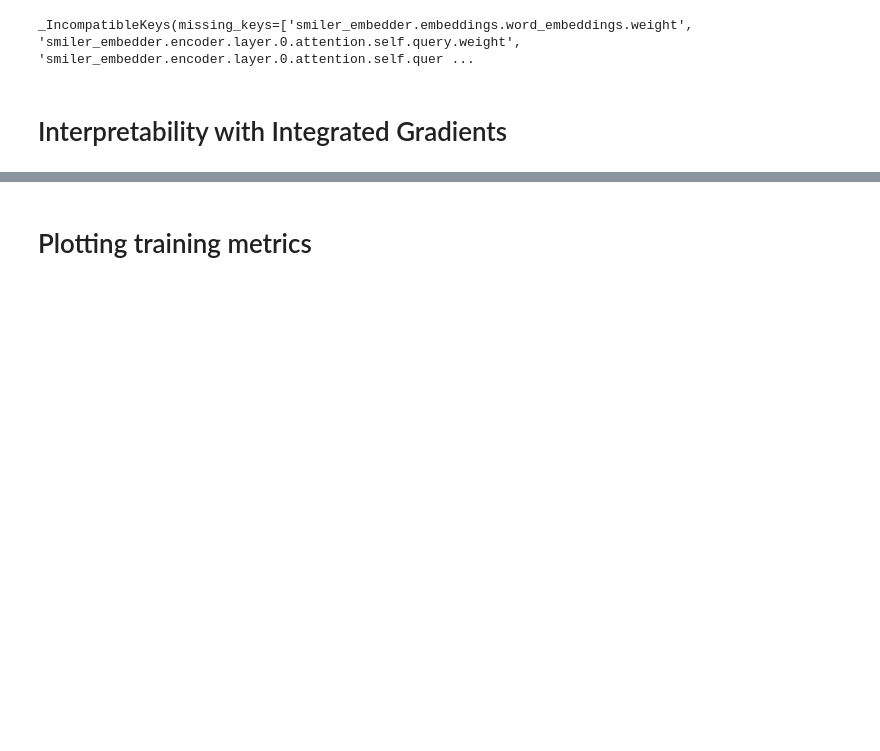
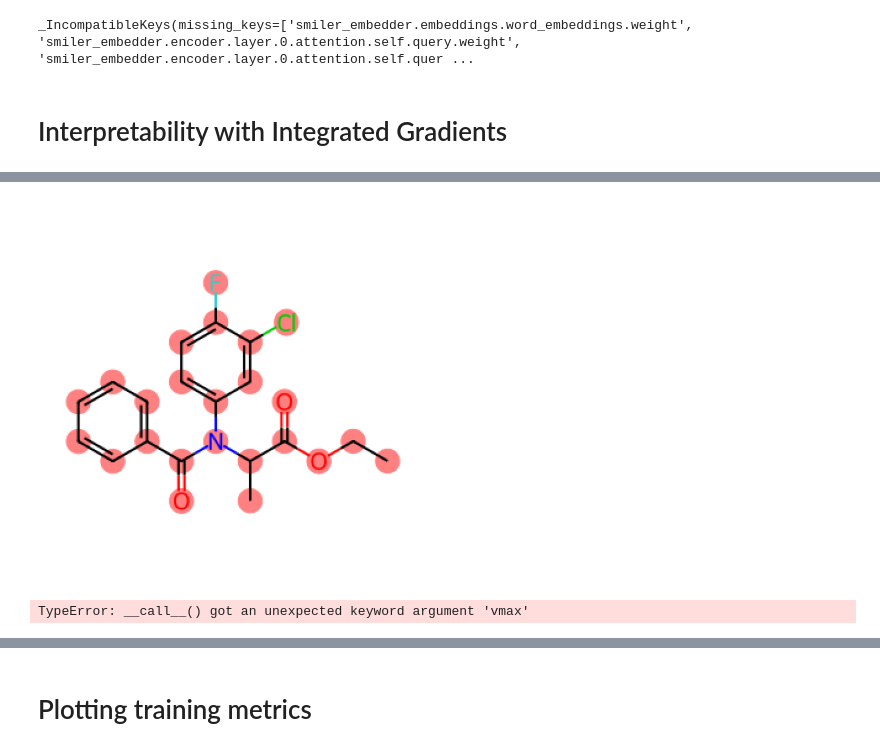
Before and after one commit to davidkubanek/biohack, a Jupyter notebook: scripts/7_interpretability_siamese_molformer_removed_duplicate.ipynb, the cells around one changed output, grey strips where cells are left out. Drawn from its saved outputs; the diff is of its cells as text; code cells hidden in the pictures; blank space fills up the shorter version.

```diff
--- a/scripts/7_interpretability_siamese_molformer_removed_duplicate.ipynb
+++ b/scripts/7_interpretability_siamese_molformer_removed_duplicate.ipynb
@@ -429,7 +434,7 @@ def highlight_smiles(smiles, integrated_grads):
     plt.show()
 # %%
 # Example one-hot encoding for target class (e.g., exact_match)
-idx = 42
+idx = 1
 smile1 = valid_df['predicted_smiles'].iloc[idx]  # Example SMILE string 1
 smile2 = valid_df['ground_truth_smiles'].iloc[idx]  # Example SMILE string 2
 
@@ -476,0 +550,61 @@ array([[45128320., 45128320., 45128320., 45128320., 45128320., 45128320.,
+# %%
+# Convert SMILES to RDKit molecule
+mol = Chem.MolFromSmiles(smile1)
+
+# Get atom indices from tokenized SMILES
+# Assuming the tokenized form corresponds correctly to atoms in the molecule
+# You might need to adjust this mapping based on your tokenizer's output
+atom_indices = [i for i in range(mol.GetNumAtoms())]
+
+# Create a color map based on integrated gradient scores
+# Normalize the scores for better visualization
+normed_scores = (integrated_grads_gt[0] - np.min(integrated_grads_gt[0])) / (np.max(integrated_grads_gt[0]) - np.min(integrated_grads_gt[0]))
+colors = plt.cm.coolwarm(normed_scores)
+
+# Create a drawing of the molecule with colored atoms
+img = Draw.MolToImage(mol,
+                       size=(300,300),
+                       kekulize=True,
+                       highlightAtoms=atom_indices,
+                       highlightAtomColors={i: colors[i] for i in atom_indices})
+
+# Display the image
+plt.imshow(img)
+plt.axis('off') # Hide axes
+plt.show()
+# %% [output]
+[figure, added]
+# %%
+#  Create a molecule object from the SMILES string
+mol = Chem.MolFromSmiles(smile1)
+
+# Generate 2D coordinates for the molecule
+Chem.rdDepictor.SetPreferCoordGen(True)
+Draw.rdMolDraw2D.PrepareMolForDrawing(mol)
+
+# Normalize scores for mapping to [0, 1]
+min_score = np.min(integrated_grads_gt[0])
+max_score = np.max(integrated_grads_gt[0])
+
+# Scale scores to [0, 1]
+normed_scores = integrated_grads_gt[0] #- min_score) / (max_score - min_score)
+
+# Adjust for diverging colormap by centering around zero
+normalized_color_values = (integrated_grads_gt - min_score) / (max_score - min_score) * 2 - 1
+
+# Get color mapping using coolwarm colormap
+colors_coolwarm = plt.cm.coolwarm(normalized_color_values, vmax=1)
+colors_coolwarm = colors_coolwarm[0]
+# Draw the molecule with highlighted atoms based on attention scores
+atom_colors = {i: colors_coolwarm[i] for i in range(integrated_grads_gt.shape[1])}
+img = Draw.MolToImage(mol, size=(300, 300), kekulize=True, wedgeBonds=True,
+                      highlightAtoms=[atom.GetIdx() for atom in mol.GetAtoms()],
+                      highlightAtomColors=atom_colors)
+
+# Display the image
+plt.imshow(img)
+plt.axis('off')  # Turn off axis
+plt.title('Molecule Visualization with Diverging Color Map')
+plt.show()
+# %% [output]
+TypeError: __call__() got an unexpected keyword argument 'vmax'
```
Also changed, not shown: parts of 19 cells of this notebook.
